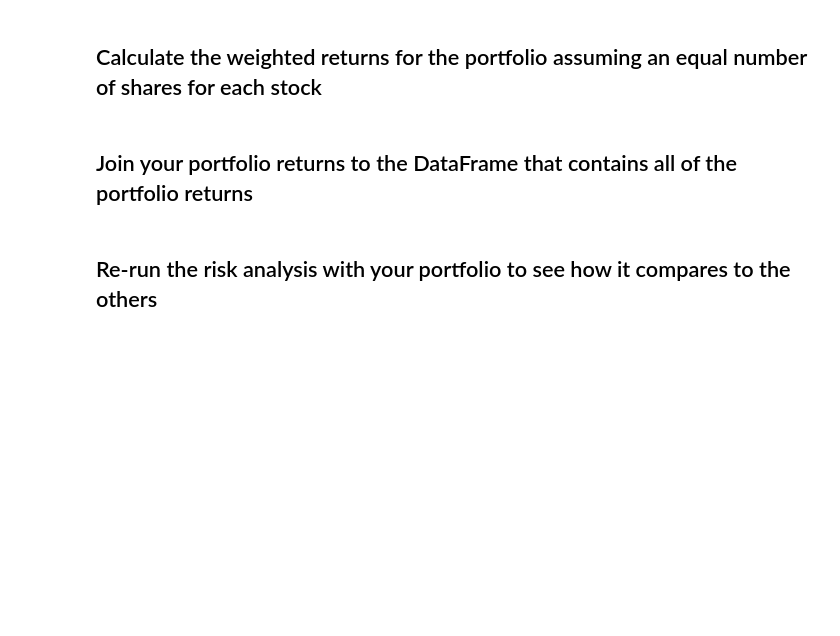
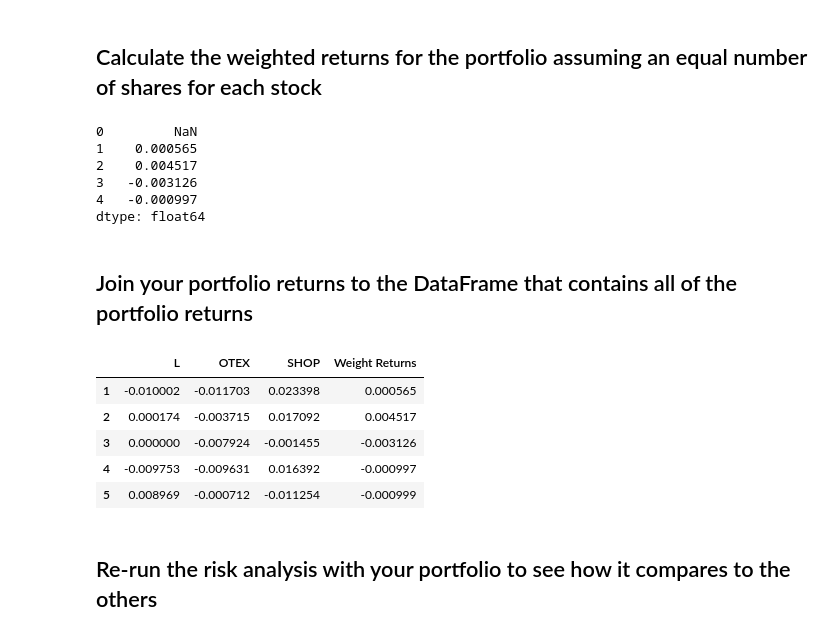
Before and after one commit to dileepadrd/module-4-challenge-algorithmic-trading-strategies, a Jupyter notebook: whale_analysis.ipynb, the cells around one changed output. Drawn from its saved outputs; the diff is of its cells as text; code cells hidden in the pictures; blank space fills up the shorter version.

```diff
--- a/whale_analysis.ipynb
+++ b/whale_analysis.ipynb
@@ -533,8 +535,17 @@ custom_daily_returns_df.head()
 weights = [1/3, 1/3, 1/3]
 
 # Calculate portfolio return
+weighted_returns = custom_daily_returns_df.dot(weights)
 
 # Display sample data
+weighted_returns.head()
+# %% [output]
+0         NaN
+1    0.000565
+2    0.004517
+3   -0.003126
+4   -0.000997
+dtype: float64
 # %% [markdown]
 ## Join your portfolio returns to the DataFrame that contains all of the portfolio returns
 # %%
@@ -542,5 +554,15 @@ weights = [1/3, 1/3, 1/3]
 # %%
 # Only compare dates where return data exists for all the stocks (drop NaNs)
+custom_daily_returns_df.dropna(inplace=True)
+
+custom_daily_returns_df.head()
+# %% [output]
+|  | L | OTEX | SHOP | Weight Returns |
+| 1 | -0.010002 | -0.011703 | 0.023398 | 0.000565 |
+| 2 | 0.000174 | -0.003715 | 0.017092 | 0.004517 |
+| 3 | 0.000000 | -0.007924 | -0.001455 | -0.003126 |
+| 4 | -0.009753 | -0.009631 | 0.016392 | -0.000997 |
+| 5 | 0.008969 | -0.000712 | -0.011254 | -0.000999 |
 # %% [markdown]
 ## Re-run the risk analysis with your portfolio to see how it compares to the others
 # %% [markdown]
```
Also changed, not shown: parts of 5 cells of this notebook.
